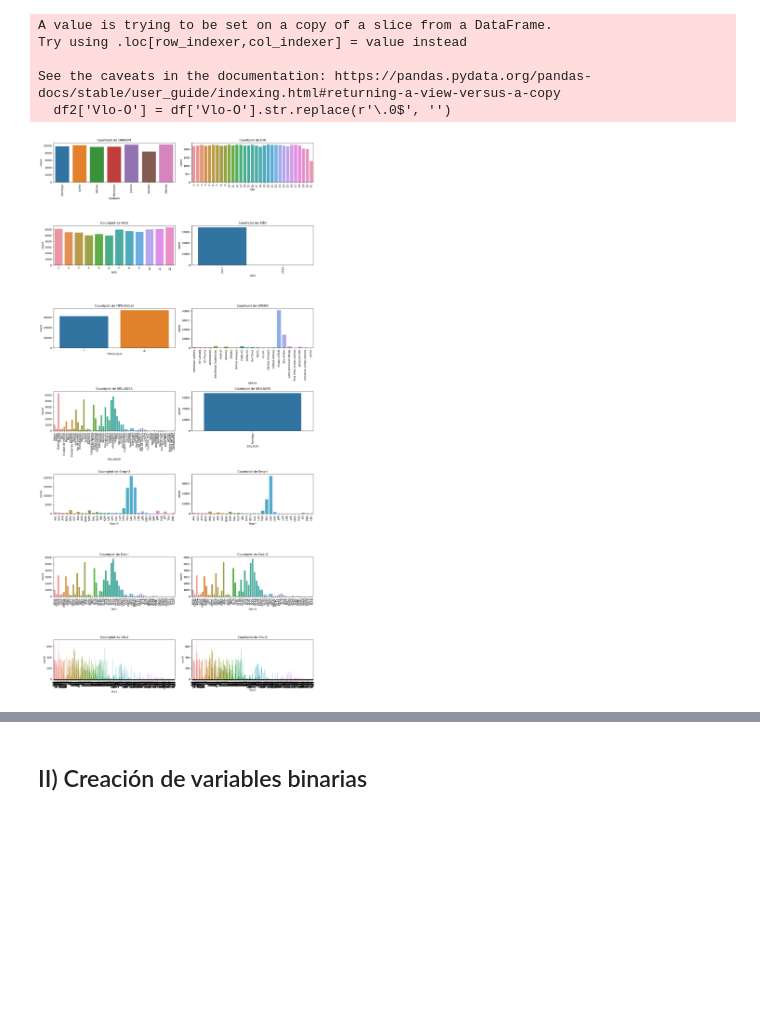
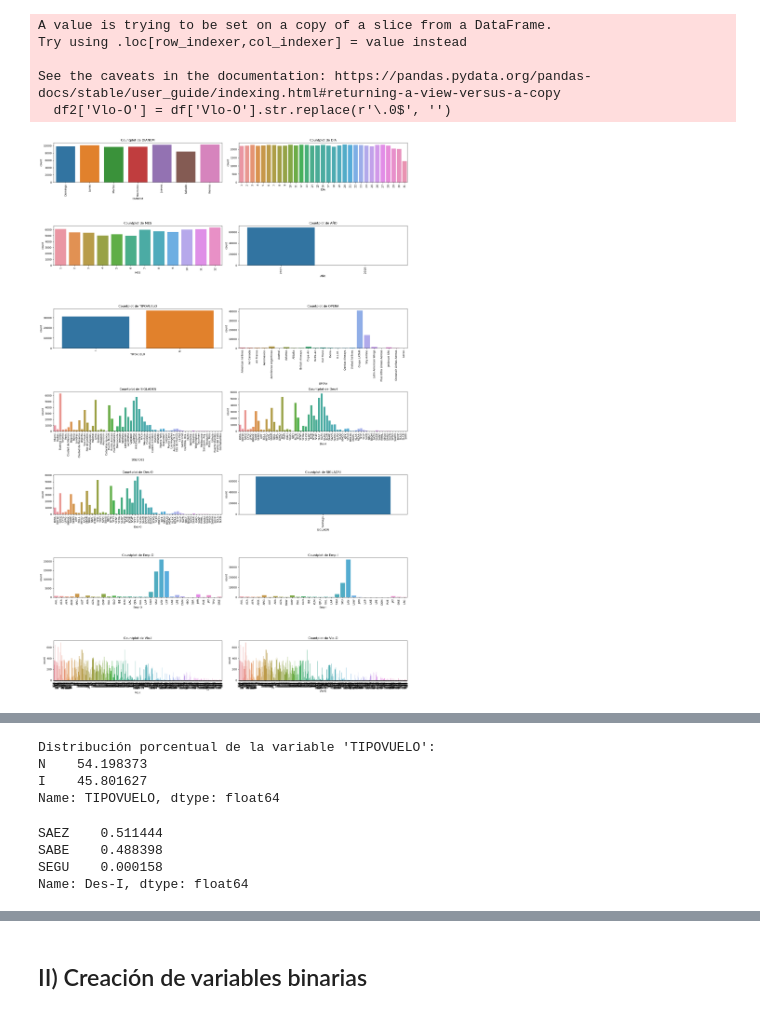
Before and after one commit to jallende6/Challenge_Data_Scientist_LATAM, a Jupyter notebook: Challenge Data Scientist - Jorge Allende.ipynb, the cells around one changed output, grey strips where cells are left out. Saved outputs shown, nothing was run; the diff lists cells and outputs as text; code cells hidden in the pictures; blank space fills up the shorter version.

Commit message:
creacion de variables adicionales

```diff
--- a/Challenge Data Scientist - Jorge Allende.ipynb
+++ b/Challenge Data Scientist - Jorge Allende.ipynb
@@ -192,6 +173,6 @@ SyntaxError: closing parenthesis ')' does not match opening parenthesis '[' (171
 # %%
 #Crearé una lista de variables categoricas para graficar su distribución.
-variables = ['DIANOM','DIA','MES','AÑO','TIPOVUELO','OPERA','SIGLADES','SIGLAORI','Emp-O','Emp-I','Des-I','Des-O','Vlo-I','Vlo-O']
+variables = ['DIANOM','DIA','MES','AÑO','TIPOVUELO','OPERA','SIGLADES','Des-I','Des-O','SIGLAORI','Emp-O','Emp-I','Vlo-I','Vlo-O']
 #En primera instancia no se pudo graficar la variable 'Vlo-O' por lo que se analizará en particular
 df2['Vlo-O'].unique()
 #Se observa que tenemos 2 tipos de datos '940' y '582.0', se dejará como la primera de estas.
@@ -203,9 +184,9 @@ Try using .loc[row_indexer,col_indexer] = value instead
 See the caveats in the documentation: https://pandas.pydata.org/pandas-docs/stable/user_guide/indexing.html#returning-a-view-versus-a-copy
   df2['Vlo-O'] = df['Vlo-O'].str.replace(r'\.0$', '')
 # %%
-countplot(df2,variables,15,30)
+countplot(df2,variables,20,30)
 # %% [output]
-[figure, old version]
+[figure, new version]
 # %%
 #Se observa, que existen dos lineas que indican que el vuelo es año 2018, podría existir la posibilidad de eliminarlas.
 df2[df2['AÑO']==2018]
@@ -213,6 +194,22 @@ df2[df2['AÑO']==2018]
 |  | Fecha-I | Vlo-I | Ori-I | Des-I | Emp-I | Fecha-O | Vlo-O | Ori-O | Des-O | Emp-O | DIA | ... |
 | 66918 | 2017-12-31 23:55:00 | 602 | SCEL | KLAX | LAN | 2018-01-01 00:02:00 | 602 | SCEL | KLAX | LAN | 1 | ... |
 | 66947 | 2017-12-31 23:40:00 | 622 | SCEL | MMMX | LAN | 2018-01-01 00:12:00 | 622 | SCEL | MMMX | LAN | 1 | ... |
+# %%
+#Comparativa porcentual mercado nacional vs internacional
+distribucion_porcentual(df2,['TIPOVUELO'])
+# %% [output]
+Distribución porcentual de la variable 'TIPOVUELO':
+N    54.198373
+I    45.801627
+Name: TIPOVUELO, dtype: float64
+# %%
+des = df2[df2['SIGLADES'] == 'Buenos Aires']
+des['Des-I'].value_counts('%')
+# %% [output]
+SAEZ    0.511444
+SABE    0.488398
+SEGU    0.000158
+Name: Des-I, dtype: float64
 # %% [markdown]
 ## I) Analisis de datos base
 
```
Also changed, not shown: parts of 9 cells of this notebook, 1 other file.
